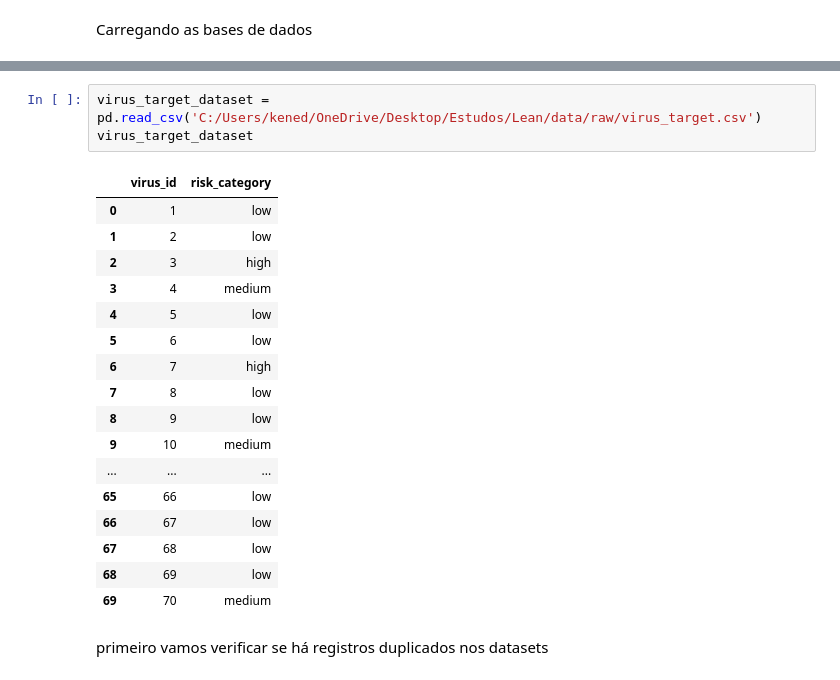
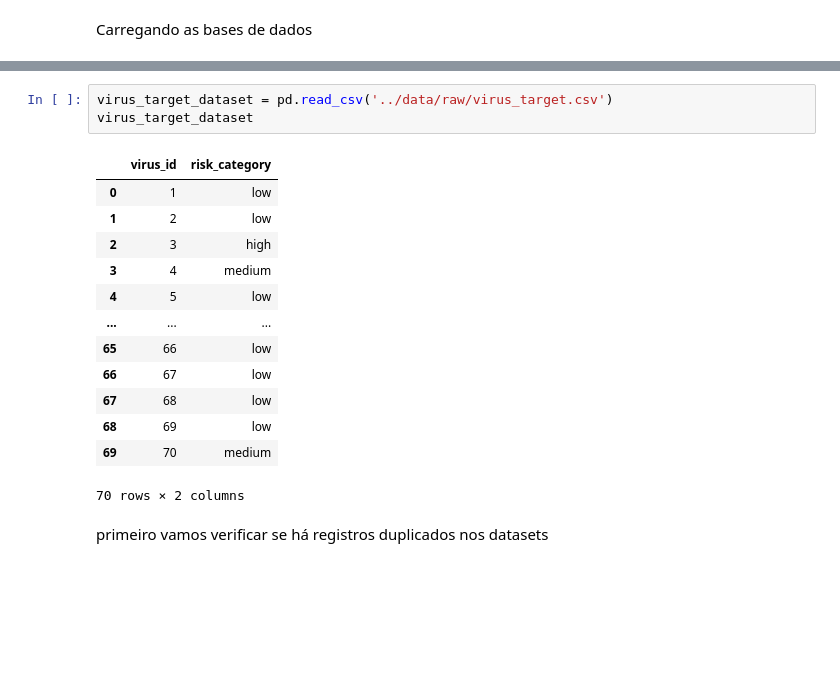
Before and after one commit to kenedysilva27/virus-risk, a Jupyter notebook: notebooks/EDA_Tratamento.ipynb, the cells around one changed output, grey strips where cells are left out. Saved outputs shown, nothing was run; the diff lists cells and outputs as text; blank space fills up the shorter version.

```diff
--- a/notebooks/EDA_Tratamento.ipynb
+++ b/notebooks/EDA_Tratamento.ipynb
@@ -50,24 +42,20 @@ virus_epidemiology_dataset
 # %%
-virus_target_dataset = pd.read_csv('C:/Users/kened/OneDrive/Desktop/Estudos/Lean/data/raw/virus_target.csv')
+virus_target_dataset = pd.read_csv('../data/raw/virus_target.csv')
 virus_target_dataset
 # %% [output]
 |  | virus_id | risk_category |
 | 0 | 1 | low |
 | 1 | 2 | low |
 | 2 | 3 | high |
 | 3 | 4 | medium |
 | 4 | 5 | low |
-| 5 | 6 | low |
-| 6 | 7 | high |
-| 7 | 8 | low |
-| 8 | 9 | low |
-| 9 | 10 | medium |
 | ... | ... | ... |
 | 65 | 66 | low |
 | 66 | 67 | low |
 | 67 | 68 | low |
 | 68 | 69 | low |
 | 69 | 70 | medium |
+70 rows × 2 columns
 # %% [markdown]
 primeiro vamos verificar se há registros duplicados nos datasets
 # %%
```
Also changed, not shown: parts of 12 cells of this notebook, 3 other files.
